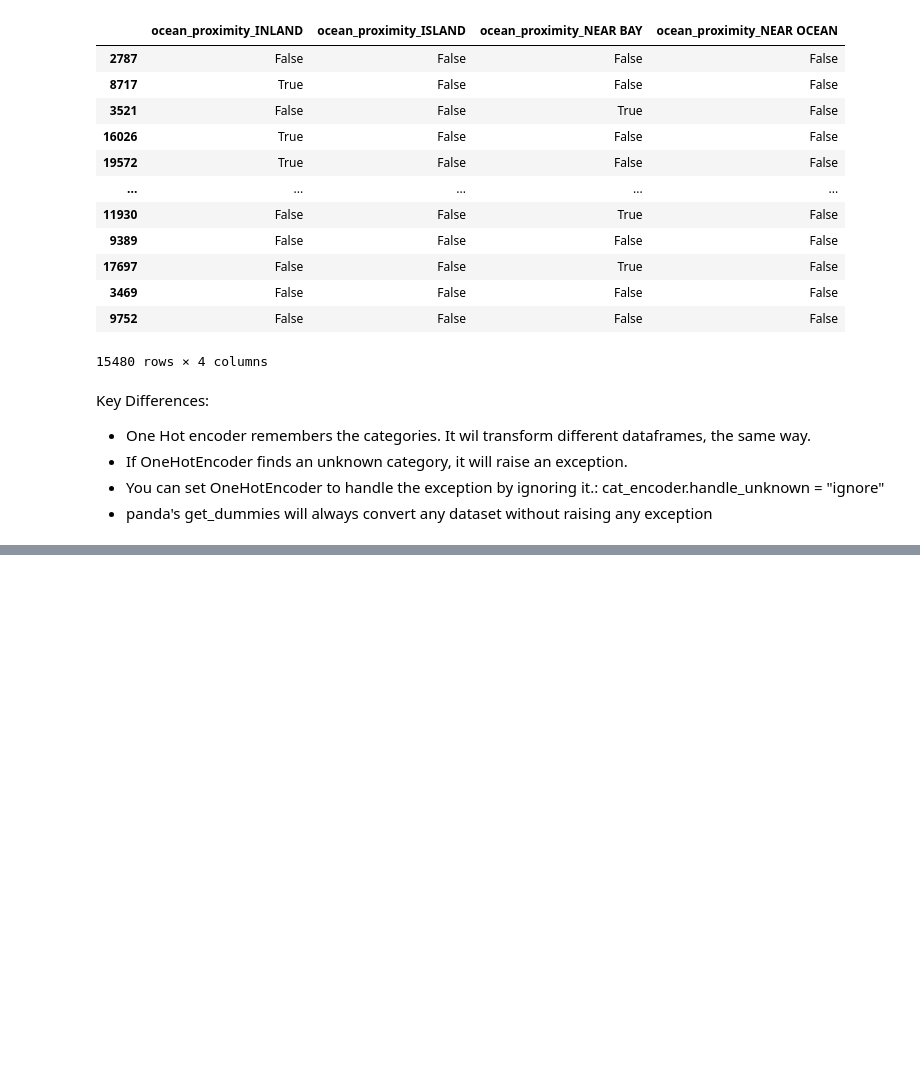
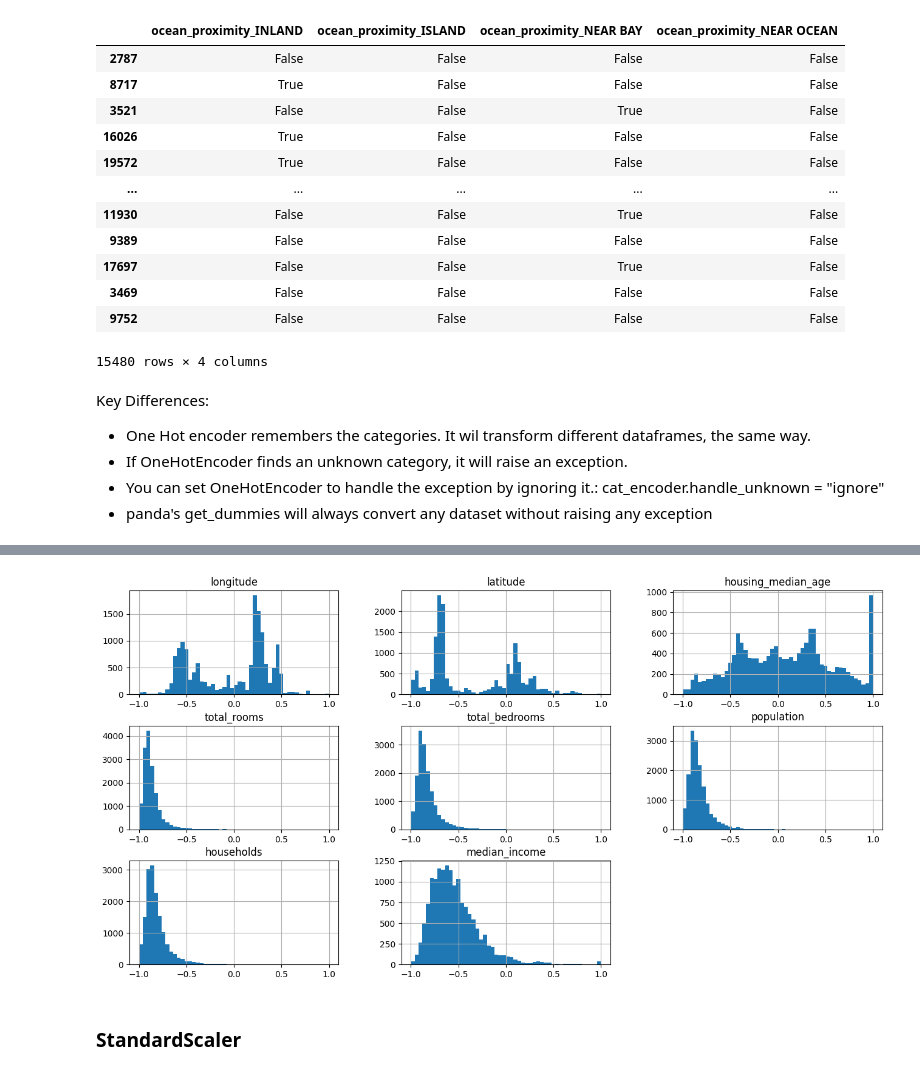
Before and after one commit to SDCaFlo/ML-HandsOn, a Jupyter notebook: Chapter 2/end-to-end.ipynb, the cells around one changed output, grey strips where cells are left out. Drawn from its saved outputs; the diff is of its cells as text; code cells hidden in the pictures; blank space fills up the shorter version.

```diff
--- a/Chapter 2/end-to-end.ipynb
+++ b/Chapter 2/end-to-end.ipynb
@@ -385,4 +396,4 @@ from sklearn.impute import SimpleImputer
 
 imputer = SimpleImputer(strategy="median")  # we create an imputer and select median as the method
 # %%
-imputer.fit(housing) # if we try to use this method it will fail, cause theres non-numerical values
+#imputer.fit(housing) # if we try to use this method it will fail, cause theres non-numerical values
@@ -590,0 +629,5 @@ Key Differences:
+# %%
+#testing the min max scaler. Scaling all numeric values to the range [-1, 1]
+min_max_scaler = MinMaxScaler(feature_range=(-1, 1))
+housing_num_min_max_scaled = min_max_scaler.fit_transform(housing_num)
+housing_num_min_max_scaled
@@ -590,0 +659,7 @@ Key Differences:
+# %%
+pd.DataFrame(data=housing_num_min_max_scaled, columns=min_max_scaler.feature_names_in_, index = housing_num.index).hist(bins=50, figsize=(16,8))
+plt.show()
+# %% [output]
+[figure, added]
+# %% [markdown]
+### StandardScaler
```
Also changed, not shown: parts of 70 cells of this notebook.
